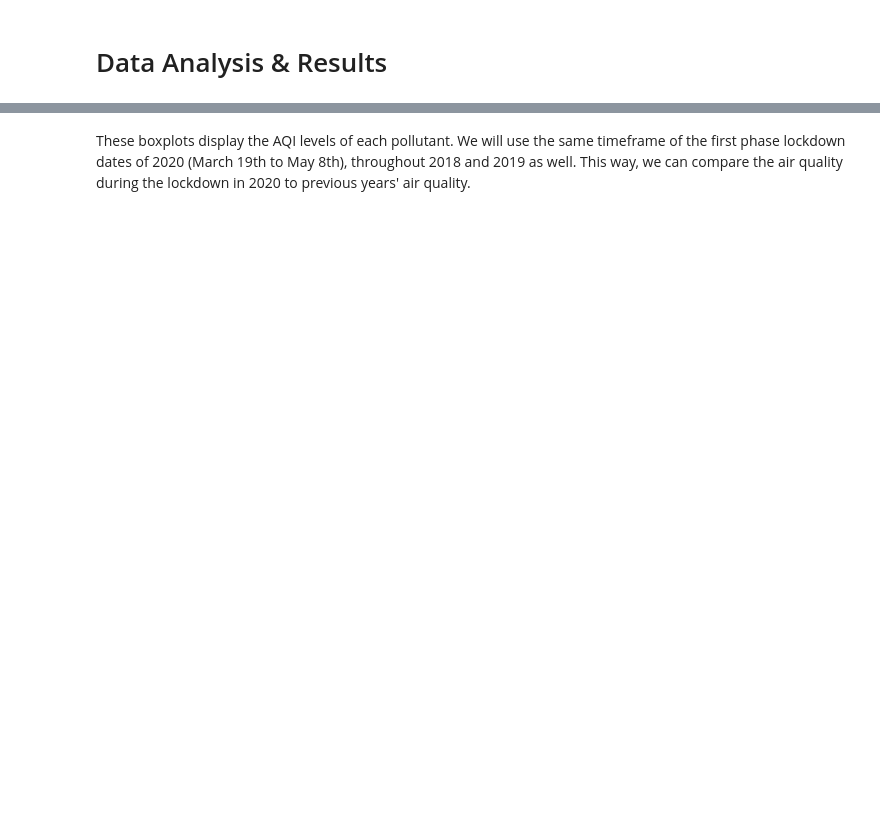
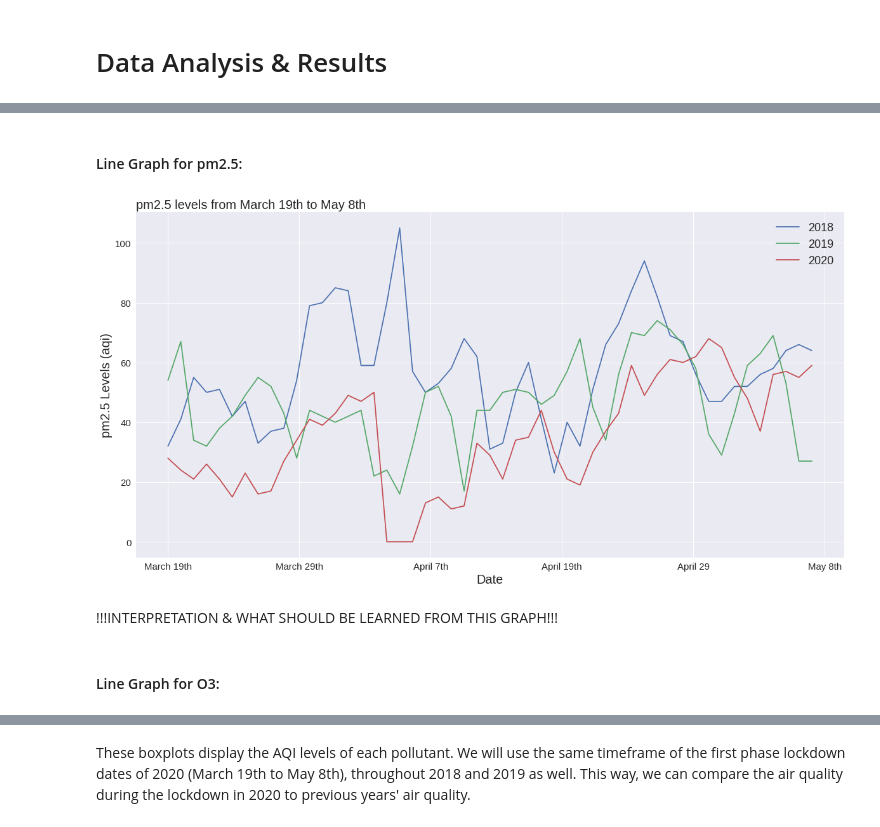
Before and after one commit to SandraVillamar/COVID-19-Lockdown-Affects-Air-Quality-in-LA, a Jupyter notebook: FinalProject_group22.ipynb, the cells around one changed output, grey strips where cells are left out. Saved outputs shown, nothing was run; the diff lists cells and outputs as text; code cells hidden in the pictures; blank space fills up the shorter version.

Commit message:
Fixed order of analyses, added in notes for interpretation, updated contributions

```diff
--- a/FinalProject_group22.ipynb
+++ b/FinalProject_group22.ipynb
@@ -229,0 +236,40 @@ dfaqi2020=dfaqi[dfaqi['date'].dt.year == 2020].sort_values(by='date').reset_inde
+# %% [markdown]
+#### Line Graph for pm2.5:
+# %%
+#only use dates from March 19 to May 8
+lockdown_dates_2018 = (dfaqi['date'] >= '2018-3-19') & (dfaqi['date'] <= '2018-5-8')
+lockdown_dates_2019 = (dfaqi['date'] >= '2019-3-19') & (dfaqi['date'] <= '2019-5-8')
+lockdown_dates_2020 = (dfaqi['date'] >= '2020-3-19') & (dfaqi['date'] <= '2020-5-8')
+
+#create dataframe for pm25 during lockdown dates
+df_pm25_lockdown = dfaqi.loc[:,['date', 'pm25']]
+df_pm25_lockdown = df_pm25_lockdown.loc[lockdown_dates_2018 | lockdown_dates_2019 | lockdown_dates_2020]
+
+dfaqi2018Q=df_pm25_lockdown[df_pm25_lockdown['date'].dt.year == 2018].sort_values(by='date').reset_index(drop=True)
+dfaqi2019Q=df_pm25_lockdown[df_pm25_lockdown['date'].dt.year == 2019].sort_values(by='date').reset_index(drop=True)
+dfaqi2020Q=df_pm25_lockdown[df_pm25_lockdown['date'].dt.year == 2020].sort_values(by='date').reset_index(drop=True)
+
+#Makes plot larger
+fig = plt.figure(figsize=(20,10))
+#Changes style of plot
+plt.style.use('seaborn')
+
+plt.plot(dfaqi2018Q['pm25'],label=2018)
+plt.plot(dfaqi2019Q['pm25'],label=2019)
+plt.plot(dfaqi2020Q['pm25'],label=2020)
+
+plt.title("pm2.5 levels from March 19th to May 8th", fontsize=20, loc='left')
+plt.xlabel('Date', fontsize=20)
+plt.ylabel('pm2.5 Levels (aqi)', fontsize=20)
+
+#Get months on x axis
+plt.xticks([0,10.2,20.4,30.6,40.8,51], ["March 19th", "March 29th", "April 7th", "April 19th", "April 29", "May 8th"], fontsize=15)
+plt.yticks(fontsize=15)
+plt.legend(fontsize=18)
+plt.show()
+# %% [output]
+[figure, added]
+# %% [markdown]
+!!!INTERPRETATION & WHAT SHOULD BE LEARNED FROM THIS GRAPH!!!
+# %% [markdown]
+#### Line Graph for O3:
```
Also changed, not shown: parts of 62 cells of this notebook.
